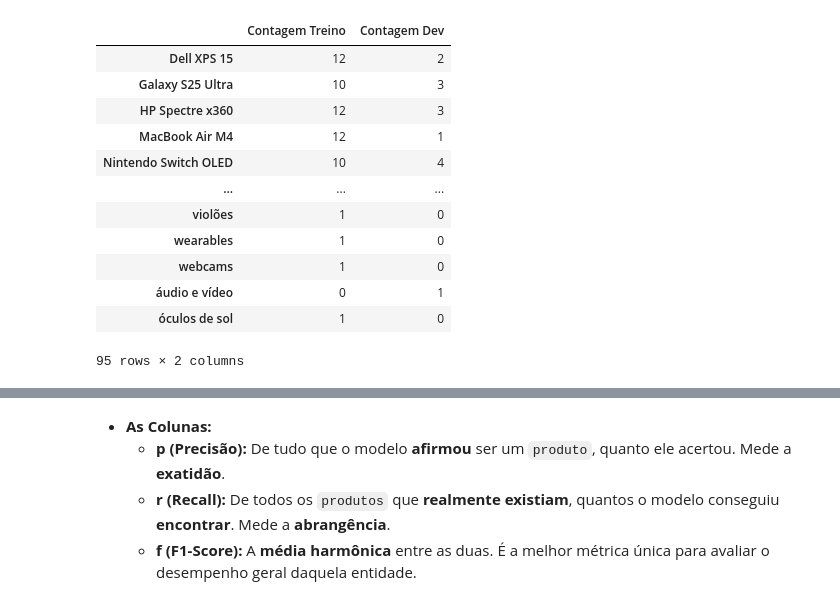
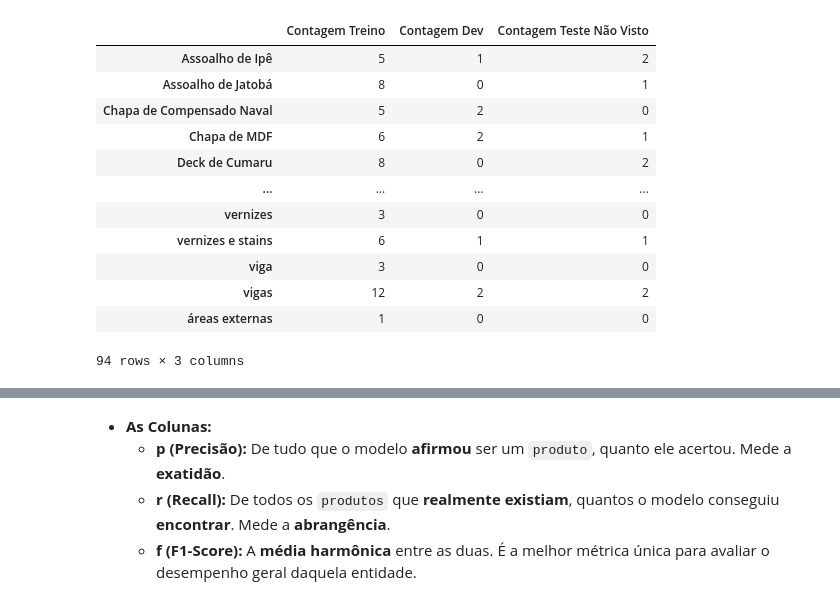
Before and after one commit to JhonAI13/NLU, a Jupyter notebook: notebooks/ADAM+Early+Stopping+Paciencia.ipynb, the cells around one changed output, grey strips where cells are left out. Cells and saved outputs as stored; diff of their text form; code cells hidden in the pictures.

```diff
--- a/notebooks/ADAM+Early+Stopping+Paciencia.ipynb
+++ b/notebooks/ADAM+Early+Stopping+Paciencia.ipynb
@@ -40,53 +41,75 @@ RANDOM_STATE = 42
 EPOCAS = 30          # Número MÁXIMO de épocas. O treino pode parar antes.
 PATIENCE = 5         # Número de épocas para esperar sem melhora no F1-Score antes de parar.
 # %%
+import json
+import pandas as pd
+from collections import Counter
+from sklearn.model_selection import train_test_split
+from IPython.display import display
+
+# --- Constantes (assumindo que já as tem definidas) ---
+# caminho_dataset = "seu_caminho/para/o_arquivo.json"
+# PERCENTUAL_TREINO = 0.7
+# RANDOM_STATE = 42
+
 # --- Carregamento ---
 with open(caminho_dataset, 'r', encoding='utf-8') as f:
     data = json.load(f)
 
-# Criar rótulos para estratificação geral
-stratify_labels = [
-    f"{item['intent']}_{'_'.join(sorted(set(e['entity'] for e in item.get('entities', [])))) or 'NO_ENTITY'}"
-    for item in data
-]
+# MUDANÇA AQUI: Simplificamos os rótulos para usar apenas a intenção.
+# Isso é mais robusto e evita o erro de "classe com 1 membro".
+print("Criando rótulos de estratificação baseados apenas na intenção...")
+stratify_labels = [item['intent'] for item in data]
 
 # --- Divisão Principal: Treino vs. Teste Geral (que será subdividido) ---
 dados_treino, dados_teste_geral = train_test_split(
     data,
     train_size=PERCENTUAL_TREINO,
     random_state=RANDOM_STATE,
-    stratify=stratify_labels
+    stratify=stratify_labels  # Usando os rótulos simplificados
 )
+print(f"Divisão principal: {len(dados_treino)} exemplos de treino, {len(dados_teste_geral)} para teste/dev.")
 
-# --- Divisão do Teste Geral: 50% para `dados_dev` e 50% para um novo conjunto ---
-stratify_labels_teste = [
-    f"{item['intent']}_{'_'.join(sorted(set(e['entity'] for e in item.get('entities', [])))) or 'NO_ENTITY'}"
-    for item in dados_teste_geral
-]
+# MUDANÇA AQUI TAMBÉM: Aplicamos a mesma lógica para a segunda divisão.
+stratify_labels_teste = [item['intent'] for item in dados_teste_geral]
 
 # `dados_dev` mantém seu nome original, e o novo conjunto é criado a partir da outra metade
 dados_dev, dados_teste_nao_visto = train_test_split(
     dados_teste_geral,
     test_size=0.5, # Divide o conjunto de teste exatamente ao meio
     random_state=RANDOM_STATE,
-    stratify=stratify_labels_teste
+    stratify=stratify_labels_teste # Usando os rótulos simplificados
 )
+print(f"Subdivisão: {len(dados_dev)} exemplos de desenvolvimento, {len(dados_teste_nao_visto)} para teste não visto.")
+
 
 # --- Verificação da Distribuição (como no seu código original) ---
+print("\nVerificando a distribuição dos valores das entidades:")
 df_treino = pd.DataFrame(dados_treino)
-df_dev = pd.DataFrame(dados_dev) # Agora `df_dev` representa apenas a primeira metade do teste
-df_test = pd.DataFrame(dados_teste_geral)
+df_dev = pd.DataFrame(dados_dev)
+df_test_nao_visto = pd.DataFrame(dados_teste_nao_visto) # Adicionado para verificação completa
+
 def contar_valores(df):
-    return Counter(v['value'] for ents in df['entities'].dropna() for v in ents)
+    # Lógica ligeiramente ajustada para ser mais segura com possíveis listas vazias
+    return Counter(
+        v['value']
+        for ents in df['entities'].dropna()
+        if isinstance(ents, list)
+        for v in ents
+    )
 
 contagem_treino = contar_valores(df_treino)
 contagem_dev = contar_valores(df_dev)
+contagem_teste_nao_visto = contar_valores(df_test_nao_visto)
 
 df_dist_valores = pd.DataFrame({
     'Contagem Treino': pd.Series(contagem_treino),
-    'Contagem Dev': pd.Series(contagem_dev)
+    'Contagem Dev': pd.Series(contagem_dev),
+    'Contagem Teste Não Visto': pd.Series(contagem_teste_nao_visto)
 }).fillna(0).astype(int).sort_index()
+
 display(df_dist_valores)
+
 # O restante do seu código usará:
 # 1. dados_treino (para treinar)
 # 2. dados_dev (para o teste "visto", a primeira metade)
@@ -95,16 +123,16 @@ display(df_dist_valores)
-|  | Contagem Treino | Contagem Dev |
-| Dell XPS 15 | 12 | 2 |
-| Galaxy S25 Ultra | 10 | 3 |
-| HP Spectre x360 | 12 | 3 |
-| MacBook Air M4 | 12 | 1 |
-| Nintendo Switch OLED | 10 | 4 |
-| ... | ... | ... |
-| violões | 1 | 0 |
-| wearables | 1 | 0 |
-| webcams | 1 | 0 |
-| áudio e vídeo | 0 | 1 |
-| óculos de sol | 1 | 0 |
+|  | Contagem Treino | Contagem Dev | Contagem Teste Não Visto |
+| Assoalho de Ipê | 5 | 1 | 2 |
+| Assoalho de Jatobá | 8 | 0 | 1 |
+| Chapa de Compensado Naval | 5 | 2 | 0 |
+| Chapa de MDF | 6 | 2 | 1 |
+| Deck de Cumaru | 8 | 0 | 2 |
+| ... | ... | ... | ... |
+| vernizes | 3 | 0 | 0 |
+| vernizes e stains | 6 | 1 | 1 |
+| viga | 3 | 0 | 0 |
+| vigas | 12 | 2 | 2 |
+| áreas externas | 1 | 0 | 0 |
-95 rows × 2 columns
+94 rows × 3 columns
 # %%
 # Célula 4 - Código Completo e Corrigido
 
```
Also changed, not shown: parts of 4 cells of this notebook, 56 other files.
